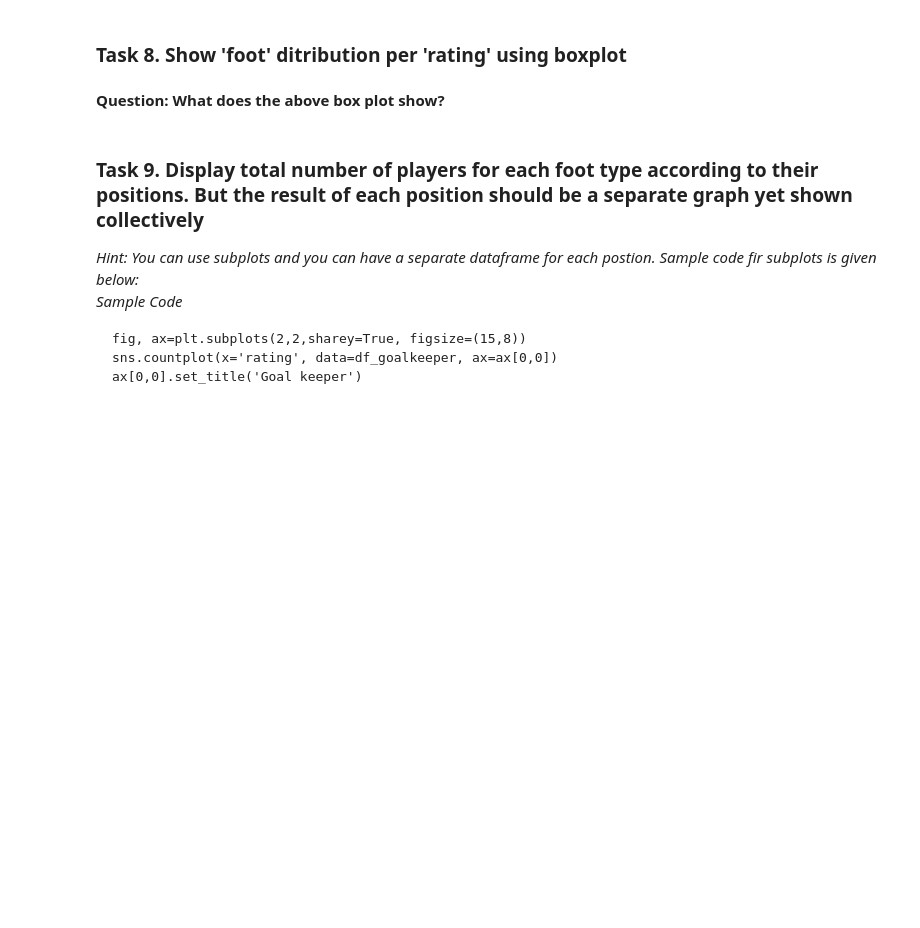
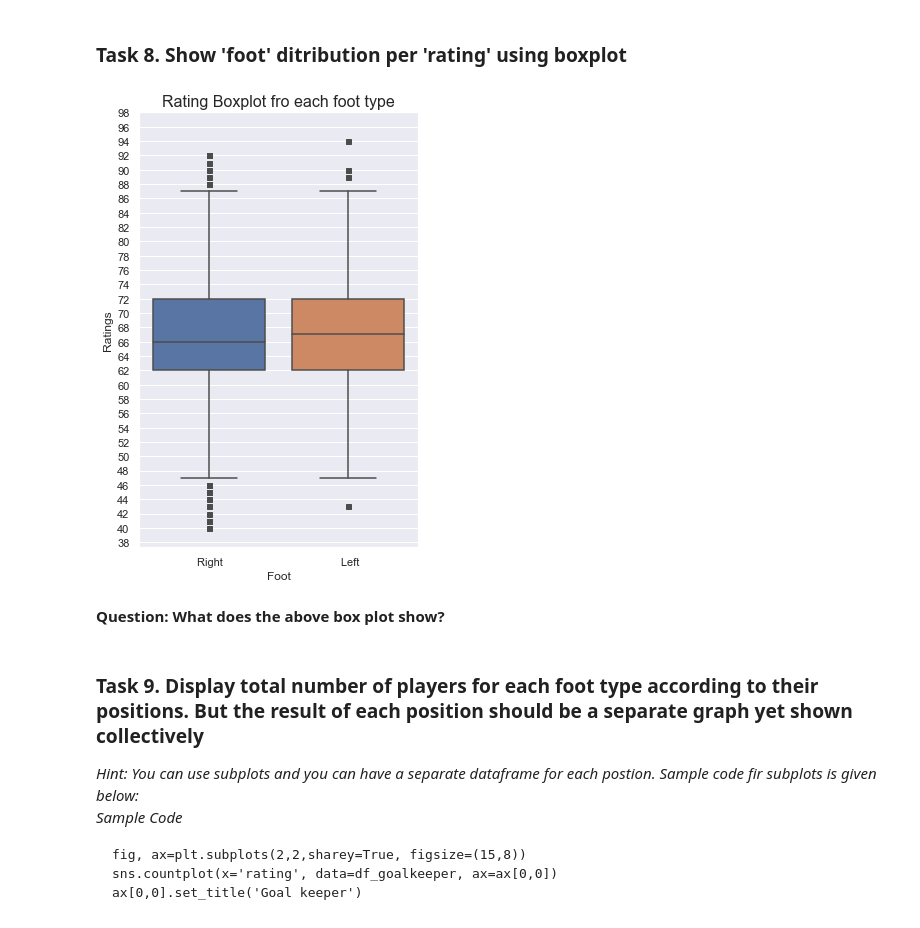
Before and after one commit to Sanaullah-nahk/Dice_Analytics_ML, a Jupyter notebook: Assignments/assignment 2/Assignment # 2.ipynb, the cells around one changed output. Drawn from its saved outputs; the diff is of its cells as text; code cells hidden in the pictures; blank space fills up the shorter version.

```diff
--- a/Assignments/assignment 2/Assignment # 2.ipynb
+++ b/Assignments/assignment 2/Assignment # 2.ipynb
@@ -510,3 +559,14 @@ aggfunc=['min','mean']*<br>
+# %%
+#write code here
+plt.figure(figsize=(5,8))
+ax = sns.boxplot(data=df, x="foot", y="rating",
+                 flierprops={"marker": "s"});
+plt.yticks(range(38,100,2));
+plt.title('Rating Boxplot fro each foot type', fontsize=16);
+ax.set_xlabel('Foot', fontsize = 12);
+ax.set_ylabel('Ratings', fontsize = 12);
+# %% [output]
+[figure, added]
 # %% [markdown]
 **Question: What does the above box plot show?**
 # %% [markdown]
```
Also changed, not shown: parts of 14 cells of this notebook.
